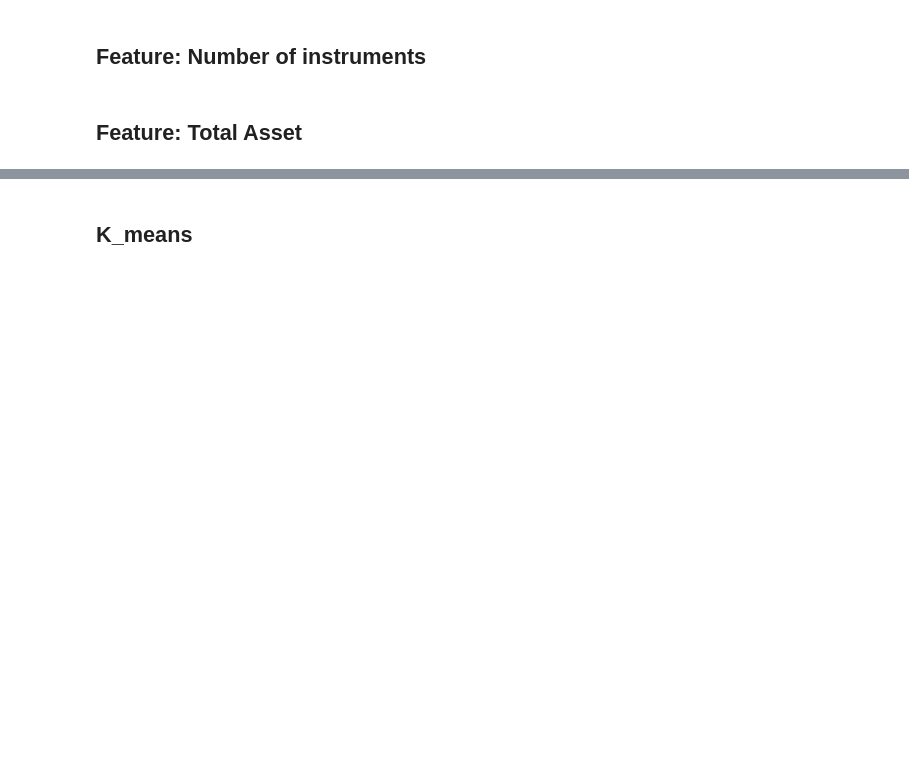
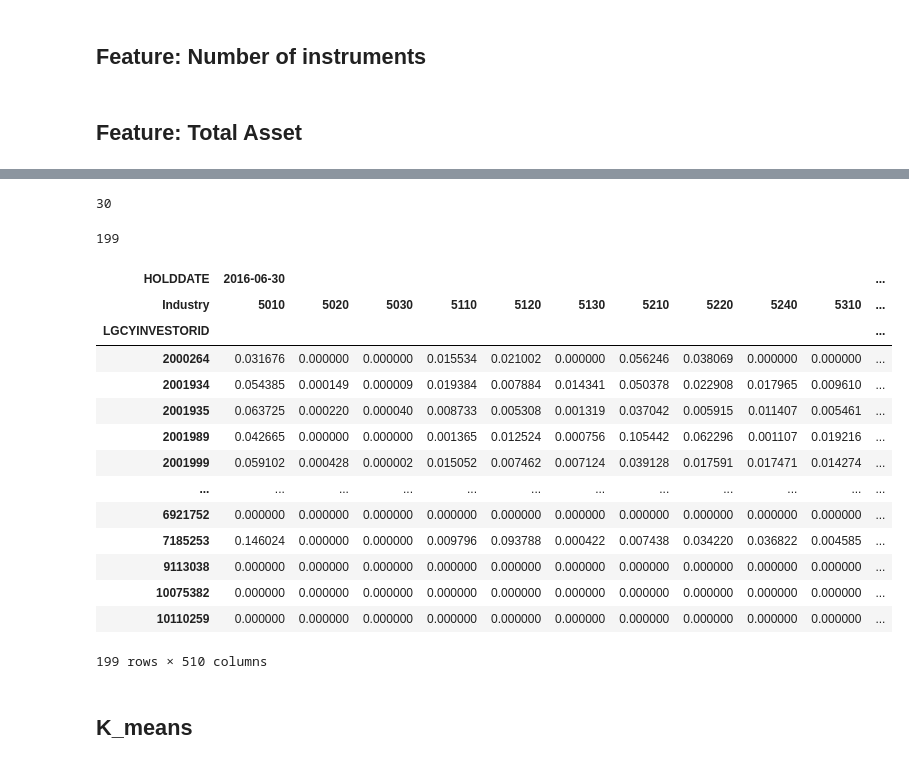
Before and after one commit to Chuqi-Yang/capstone_vanguard, a Jupyter notebook: code/timeseries_kmeans.ipynb, the cells around one changed output, grey strips where cells are left out. Cells and saved outputs as stored; diff of their text form; code cells hidden in the pictures; blank space fills up the shorter version.

```diff
--- a/code/timeseries_kmeans.ipynb
+++ b/code/timeseries_kmeans.ipynb
@@ -297,3 +570,59 @@ total_asset_pivot_static = total_asset.groupby('LGCYINVESTORID').agg({'SHSHLDVAL
+# %%
+df_industry_latest['HierarchicalId'] = df_industry_latest['HierarchicalId'].astype(str).str[0:4]
+# %%
+len(set(df_industry_latest.HierarchicalId))
+# %% [output]
+30
+# %%
+industry_merge = pd.merge(df_sub, df_industry_latest, how='inner', on=['INSTRID', 'HOLDDATE'])[['LGCYINVESTORID','HOLDDATE','PCTPORTFOLIO_13F','HierarchicalId']]
+
+agg_industry_pivot = pd.pivot_table(industry_merge,index = ['LGCYINVESTORID', 'HOLDDATE'], columns = ['HierarchicalId'],values=['PCTPORTFOLIO_13F'],aggfunc=[np.sum],fill_value=0)
+
+ind_investor_set = set(agg_industry_pivot.index.get_level_values('LGCYINVESTORID'))
+ind_holddate_set = set(agg_industry_pivot.index.get_level_values('HOLDDATE'))
+# %%
+len(set(industry_merge['LGCYINVESTORID']))
+# %% [output]
+199
+# %%
+# fill industry pct of any missing date with 0
+
+industry_id_list = [HierarchicalId for (_,_,HierarchicalId) in list(agg_industry_pivot.columns)]
+
+agg_industry_pivot.columns = industry_id_list
+agg_industry_pivot = agg_industry_pivot.reset_index()
+for inv in ind_investor_set:
+  holddates = set(agg_industry_pivot[agg_industry_pivot['LGCYINVESTORID']==inv]['HOLDDATE'].to_list())
+  if len(holddates) < len(ind_holddate_set):
+    missing_dates = holddate_set - holddates
+    for md in missing_dates:
+      agg_industry_pivot = agg_industry_pivot.append([{'LGCYINVESTORID': inv, 'HOLDDATE':md}])
+
+agg_industry_pivot = agg_industry_pivot.fillna(0)
+# %%
+agg_industry_pivot = agg_industry_pivot.set_index(['LGCYINVESTORID','HOLDDATE']).stack().reset_index()
+agg_industry_pivot = agg_industry_pivot.rename(columns={agg_industry_pivot.columns[-2]:'Industry',agg_industry_pivot.columns[-1]:'PCTPORTFOLIO_13F'})
+
+agg_industry_pivot = agg_industry_pivot.pivot_table(index=['LGCYINVESTORID'],columns=['HOLDDATE', 'Industry'],values=['PCTPORTFOLIO_13F'])
+agg_industry_pivot.columns =  agg_industry_pivot.columns.droplevel()
+# %%
+agg_industry_pivot
+# %% [output]
+| HOLDDATE | 2016-06-30 |  |  |  |  |  |  |  |  |  | ... |
+| Industry | 5010 | 5020 | 5030 | 5110 | 5120 | 5130 | 5210 | 5220 | 5240 | 5310 | ... |
+| LGCYINVESTORID |  |  |  |  |  |  |  |  |  |  | ... |
+| 2000264 | 0.031676 | 0.000000 | 0.000000 | 0.015534 | 0.021002 | 0.000000 | 0.056246 | 0.038069 | 0.000000 | 0.000000 | ... |
+| 2001934 | 0.054385 | 0.000149 | 0.000009 | 0.019384 | 0.007884 | 0.014341 | 0.050378 | 0.022908 | 0.017965 | 0.009610 | ... |
+| 2001935 | 0.063725 | 0.000220 | 0.000040 | 0.008733 | 0.005308 | 0.001319 | 0.037042 | 0.005915 | 0.011407 | 0.005461 | ... |
+| 2001989 | 0.042665 | 0.000000 | 0.000000 | 0.001365 | 0.012524 | 0.000756 | 0.105442 | 0.062296 | 0.001107 | 0.019216 | ... |
+| 2001999 | 0.059102 | 0.000428 | 0.000002 | 0.015052 | 0.007462 | 0.007124 | 0.039128 | 0.017591 | 0.017471 | 0.014274 | ... |
+| ... | ... | ... | ... | ... | ... | ... | ... | ... | ... | ... | ... |
+| 6921752 | 0.000000 | 0.000000 | 0.000000 | 0.000000 | 0.000000 | 0.000000 | 0.000000 | 0.000000 | 0.000000 | 0.000000 | ... |
+| 7185253 | 0.146024 | 0.000000 | 0.000000 | 0.009796 | 0.093788 | 0.000422 | 0.007438 | 0.034220 | 0.036822 | 0.004585 | ... |
+| 9113038 | 0.000000 | 0.000000 | 0.000000 | 0.000000 | 0.000000 | 0.000000 | 0.000000 | 0.000000 | 0.000000 | 0.000000 | ... |
+| 10075382 | 0.000000 | 0.000000 | 0.000000 | 0.000000 | 0.000000 | 0.000000 | 0.000000 | 0.000000 | 0.000000 | 0.000000 | ... |
+| 10110259 | 0.000000 | 0.000000 | 0.000000 | 0.000000 | 0.000000 | 0.000000 | 0.000000 | 0.000000 | 0.000000 | 0.000000 | ... |
+199 rows × 510 columns
 # %% [markdown]
 ## K_means
 # %%
```
Also changed, not shown: parts of 57 cells of this notebook.
